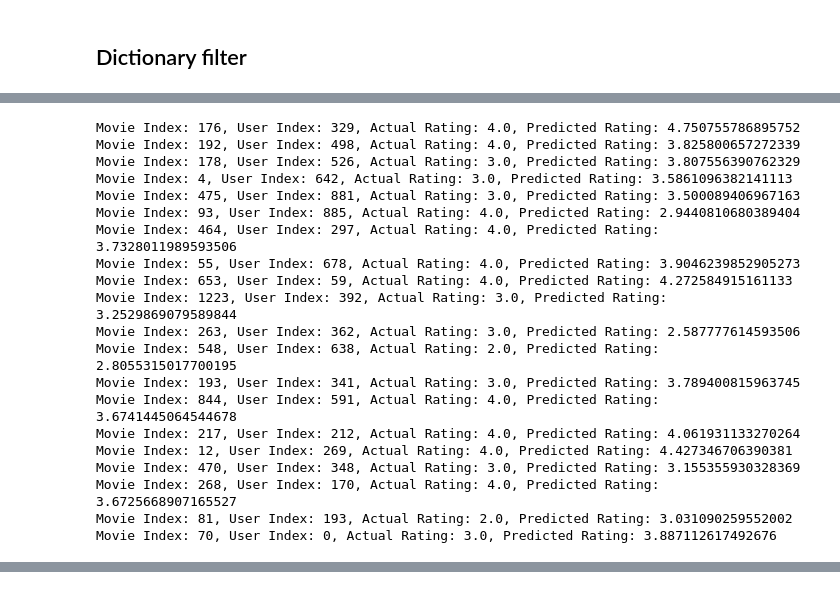
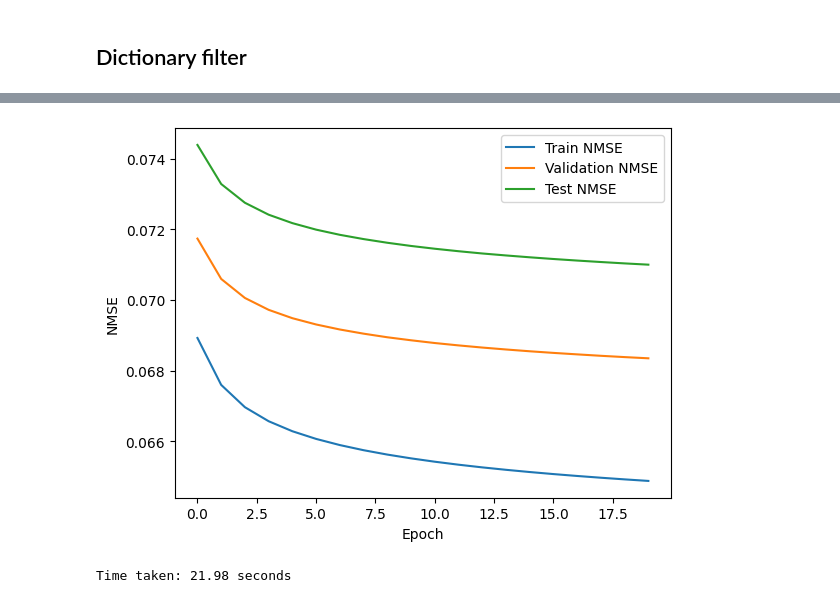
Before and after one commit to minhtuan27/master-thesis, a Jupyter notebook: Experiment/movielens100k.ipynb, the cells around one changed output, grey strips where cells are left out. Cells and saved outputs as stored; diff of their text form; code cells hidden in the pictures.

```diff
--- a/Experiment/movielens100k.ipynb
+++ b/Experiment/movielens100k.ipynb
@@ -620,23 +245,22 @@ Test Loss: 0.07553468
-# %%
-df.give_example(num_factors=best_factors, num_iters=best_iter, num_samples=20)
-# %% [output]
-Movie Index: 176, User Index: 329, Actual Rating: 4.0, Predicted Rating: 4.750755786895752
-Movie Index: 192, User Index: 498, Actual Rating: 4.0, Predicted Rating: 3.825800657272339
-Movie Index: 178, User Index: 526, Actual Rating: 3.0, Predicted Rating: 3.807556390762329
-Movie Index: 4, User Index: 642, Actual Rating: 3.0, Predicted Rating: 3.5861096382141113
-Movie Index: 475, User Index: 881, Actual Rating: 3.0, Predicted Rating: 3.500089406967163
-Movie Index: 93, User Index: 885, Actual Rating: 4.0, Predicted Rating: 2.9440810680389404
-Movie Index: 464, User Index: 297, Actual Rating: 4.0, Predicted Rating: 3.7328011989593506
-Movie Index: 55, User Index: 678, Actual Rating: 4.0, Predicted Rating: 3.9046239852905273
-Movie Index: 653, User Index: 59, Actual Rating: 4.0, Predicted Rating: 4.272584915161133
-Movie Index: 1223, User Index: 392, Actual Rating: 3.0, Predicted Rating: 3.2529869079589844
-Movie Index: 263, User Index: 362, Actual Rating: 3.0, Predicted Rating: 2.587777614593506
-Movie Index: 548, User Index: 638, Actual Rating: 2.0, Predicted Rating: 2.8055315017700195
-Movie Index: 193, User Index: 341, Actual Rating: 3.0, Predicted Rating: 3.789400815963745
-Movie Index: 844, User Index: 591, Actual Rating: 4.0, Predicted Rating: 3.6741445064544678
-Movie Index: 217, User Index: 212, Actual Rating: 4.0, Predicted Rating: 4.061931133270264
-Movie Index: 12, User Index: 269, Actual Rating: 4.0, Predicted Rating: 4.427346706390381
-Movie Index: 470, User Index: 348, Actual Rating: 3.0, Predicted Rating: 3.155355930328369
-Movie Index: 268, User Index: 170, Actual Rating: 4.0, Predicted Rating: 3.6725668907165527
-Movie Index: 81, User Index: 193, Actual Rating: 2.0, Predicted Rating: 3.031090259552002
-Movie Index: 70, User Index: 0, Actual Rating: 3.0, Predicted Rating: 3.887112617492676
+# %%
+def create_dataset(num_movies, num_users, batch_size, train_sparse_tensor, val_sparse_tensor, test_sparse_tensor):
+    """
+    Create a TF dataset from the sparse tensors.
+    """
+    def data_generator():
+        train_slices = tf.sparse.split(sp_input=train_sparse_tensor, num_split=num_users // batch_size, axis=1)
+        val_slices = tf.sparse.split(sp_input=val_sparse_tensor, num_split=num_users // batch_size, axis=1)
+        test_slices = tf.sparse.split(sp_input=test_sparse_tensor, num_split=num_users // batch_size, axis=1)
+        for i in range(num_users // batch_size):
+            yield (tf.sparse.to_dense(train_slices[i]), tf.sparse.to_dense(val_slices[i]), tf.sparse.to_dense(test_slices[i]))
+
+    dataset = tf.data.Dataset.from_generator(
+        data_generator,
+        output_signature=(
+            tf.TensorSpec(shape=[num_movies, None], dtype=tf.float32),
+            tf.TensorSpec(shape=[num_movies, None], dtype=tf.float32),
+            tf.TensorSpec(shape=[num_movies, None], dtype=tf.float32)
+        )
+    )
+
+    return dataset
@@ -642,0 +304,16 @@ Movie Index: 70, User Index: 0, Actual Rating: 3.0, Predicted Rating: 3.88711261
+# %%
+# Validate the algorithm
+df_train_nmse, df_val_nmse, df_test_nmse, time_taken = fit_df(NUM_MOVIES, NUM_USERS, 2, dataset['Rating'].mean() / 2, 2.0, 32, 20, train_sparse_tensor, val_sparse_tensor, test_sparse_tensor)
+
+# Plot the results
+plt.plot(df_train_nmse, label='Train NMSE')
+plt.plot(df_val_nmse, label='Validation NMSE')
+plt.plot(df_test_nmse, label='Test NMSE')
+plt.xlabel('Epoch')
+plt.ylabel('NMSE')
+plt.legend()
+plt.show()
+
+# Print the time taken
+print(f'Time taken: {time_taken:.2f} seconds')
+# %% [output]
@@ -642,0 +340,2 @@ Movie Index: 70, User Index: 0, Actual Rating: 3.0, Predicted Rating: 3.88711261
+[figure, added]
+Time taken: 21.98 seconds
```
Also changed, not shown: parts of 33 cells of this notebook, 2 other files.
